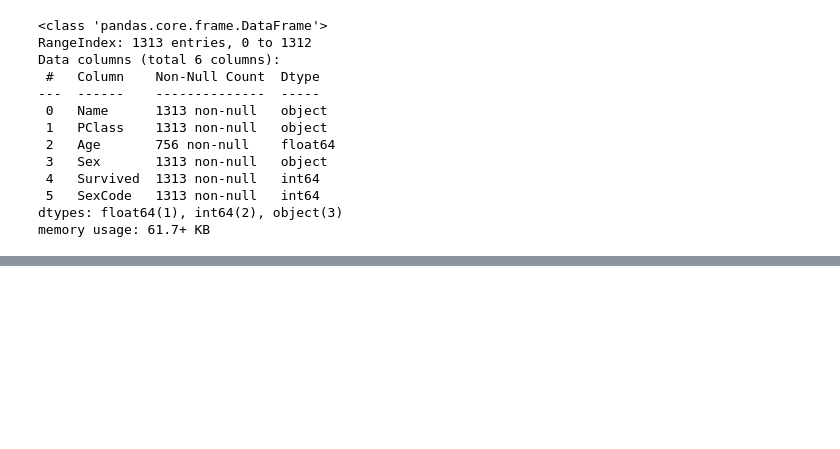
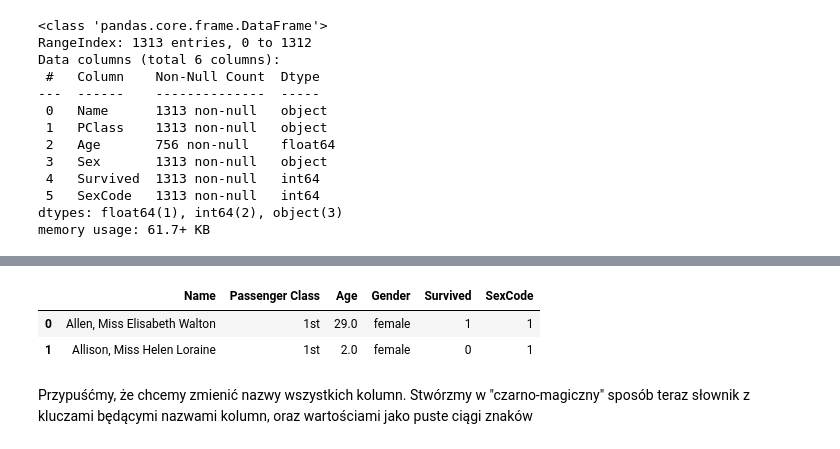
Before and after one commit to Claudiss/Ksiazka_uczenie_masz, a Jupyter notebook: Rozdzial3/main.ipynb, the cells around one changed output, grey strips where cells are left out. Saved outputs shown, nothing was run; the diff lists cells and outputs as text; code cells hidden in the pictures; blank space fills up the shorter version.

```diff
--- a/Rozdzial3/main.ipynb
+++ b/Rozdzial3/main.ipynb
@@ -109,0 +248,10 @@ memory usage: 61.7+ KB
+# %%
+#Zmiana nazw kilku kolumn. Zauważmy, że dokonujemy zmiany orzy pomocy słownika, gdzie kluczem są stare nazwy kolumn a wartościami nowe nazwy
+dataframe.rename(columns={'PClass': 'Passenger Class', 'Sex': 'Gender'}).head(2)
+# %% [output]
+|  | Name | Passenger Class | Age | Gender | Survived | SexCode |
+| 0 | Allen, Miss Elisabeth Walton | 1st | 29.0 | female | 1 | 1 |
+| 1 | Allison, Miss Helen Loraine | 1st | 2.0 | female | 0 | 1 |
+# %% [markdown]
+Przypuśćmy, że chcemy zmienić nazwy wszystkich kolumn.
+Stwórzmy w "czarno-magiczny" sposób teraz słownik z kluczami będącymi nazwami kolumn, oraz wartościami jako puste ciągi znaków
```
Also changed, not shown: parts of 17 cells of this notebook.
